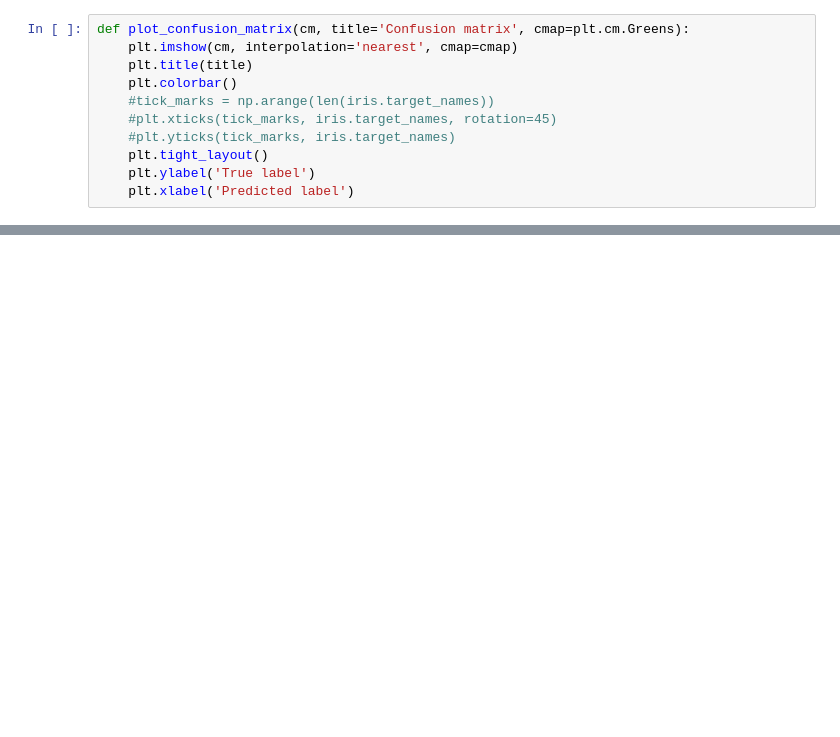
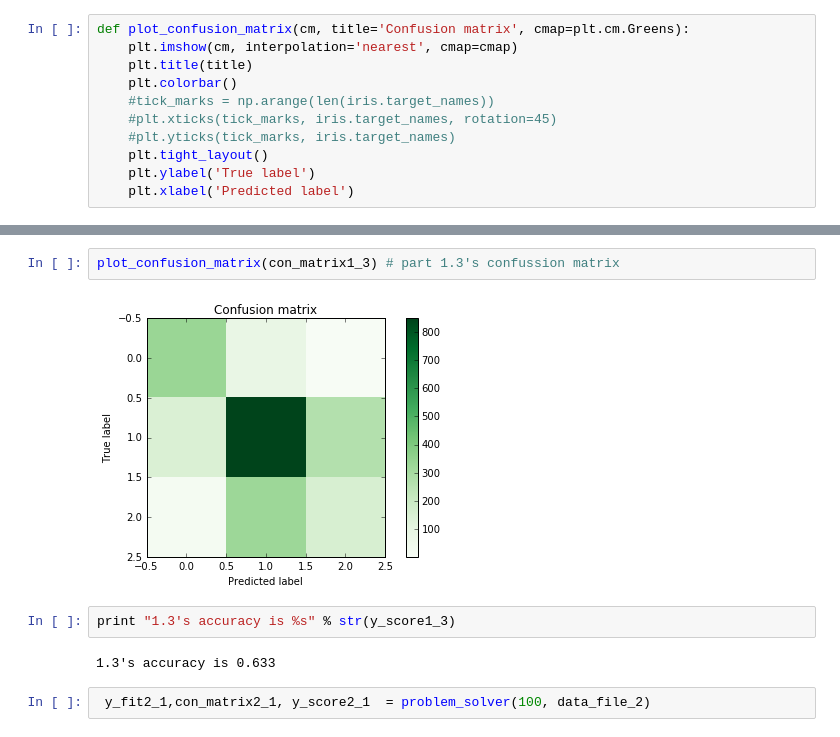
Before and after one commit to halilbay/machine_learning_homework, a Jupyter notebook: homework_1.ipynb, the cells around one changed output, grey strips where cells are left out. Cells and saved outputs as stored; diff of their text form; blank space fills up the shorter version.

```diff
--- a/homework_1.ipynb
+++ b/homework_1.ipynb
@@ -86,0 +86,10 @@ Multiprocessing exception:
+# %%
+plot_confusion_matrix(con_matrix1_3) # part 1.3's confussion matrix
+# %% [output]
+[figure, added]
+# %%
+print "1.3's accuracy is %s" % str(y_score1_3)
+# %% [output]
+1.3's accuracy is 0.633
+# %%
+ y_fit2_1,con_matrix2_1, y_score2_1  = problem_solver(100, data_file_2)
```
Also changed, not shown: parts of 20 cells of this notebook.
